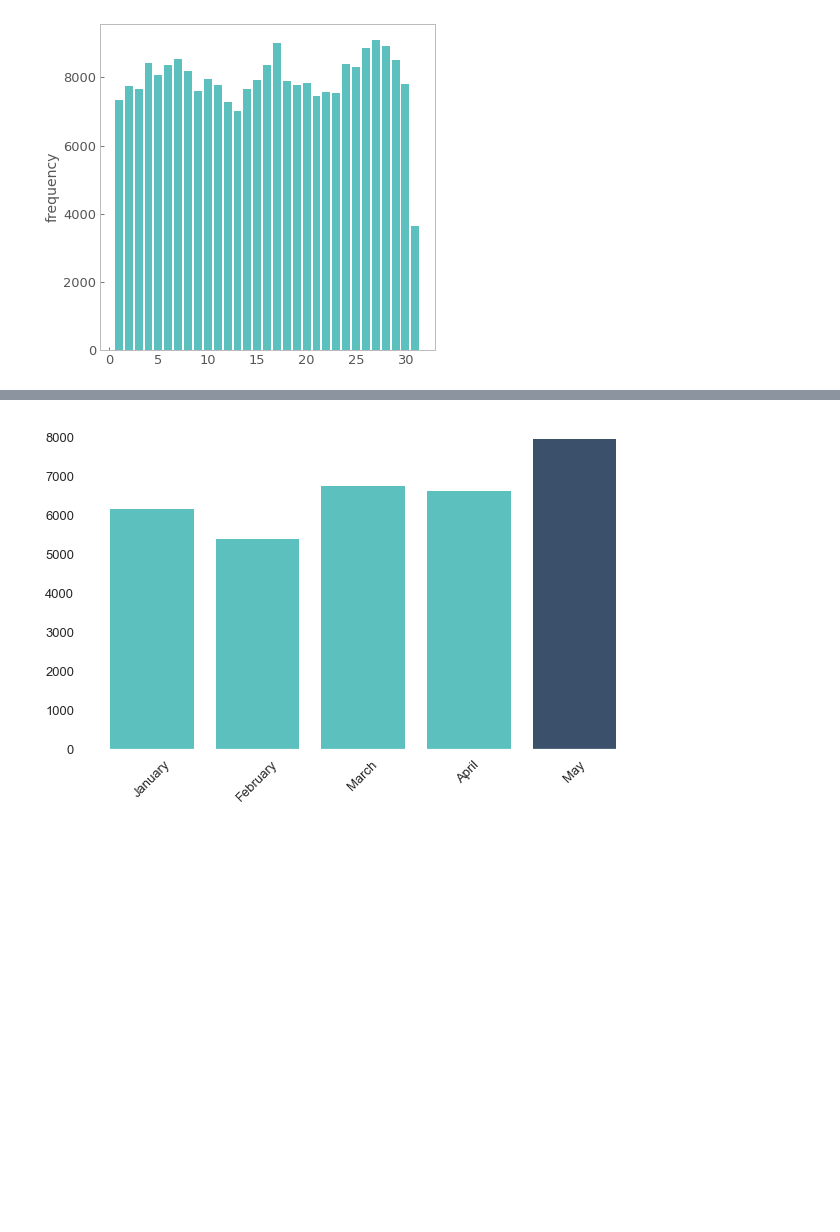
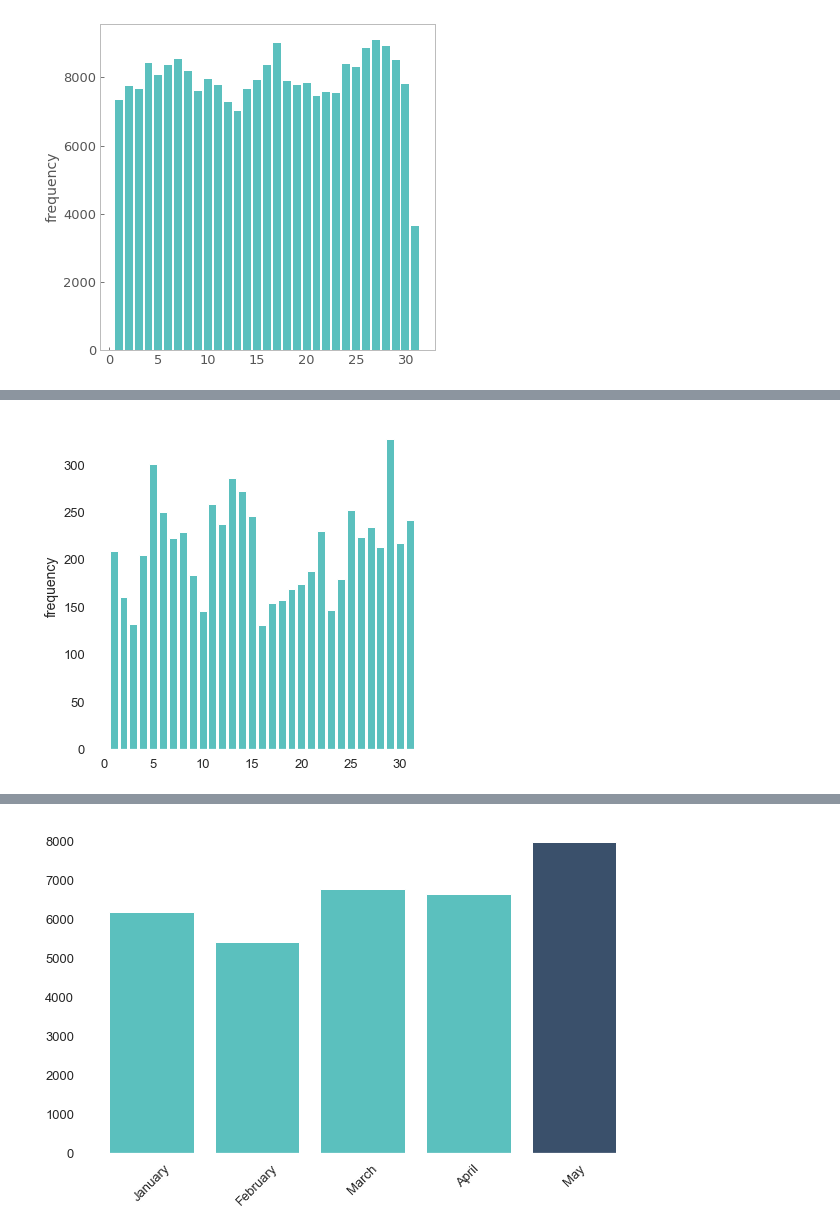
Before and after one commit to GDLPLearning/Sentiment-Analysis-for-the-MDP, a Jupyter notebook: notebooks/Exploratory/3.1-exploring-data-2019-2022.ipynb, the cells around one changed output, grey strips where cells are left out. Cells and saved outputs as stored; diff of their text form; code cells hidden in the pictures; blank space fills up the shorter version.

```diff
--- a/notebooks/Exploratory/3.1-exploring-data-2019-2022.ipynb
+++ b/notebooks/Exploratory/3.1-exploring-data-2019-2022.ipynb
@@ -593,0 +638,4 @@ plt.show()
+# %%
+barmonthyear(5,2020)
+# %% [output]
+[figure, added]
```
Also changed, not shown: parts of 18 cells of this notebook, 7 other files.
